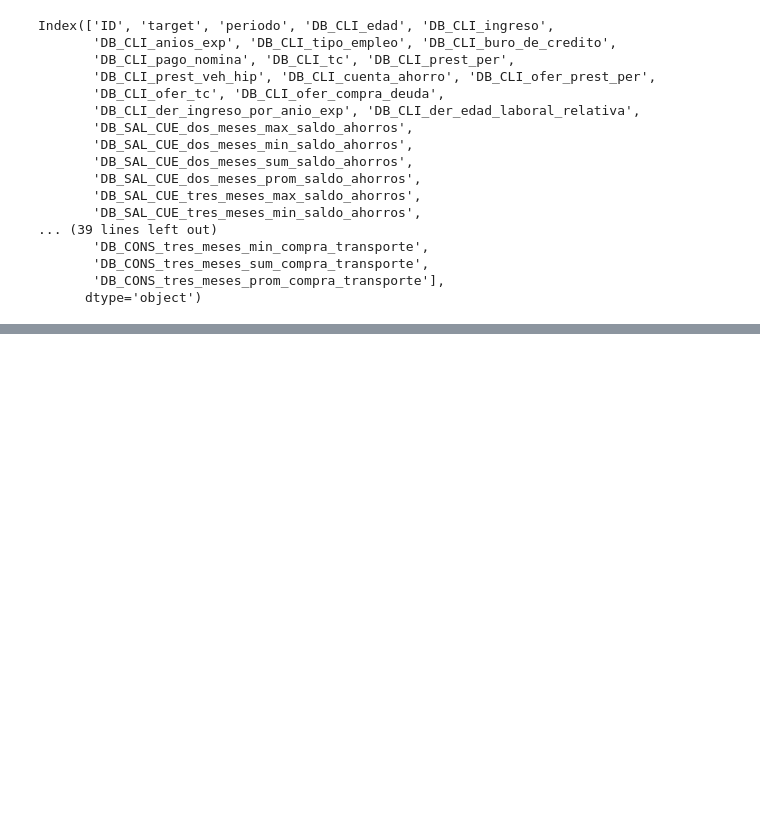
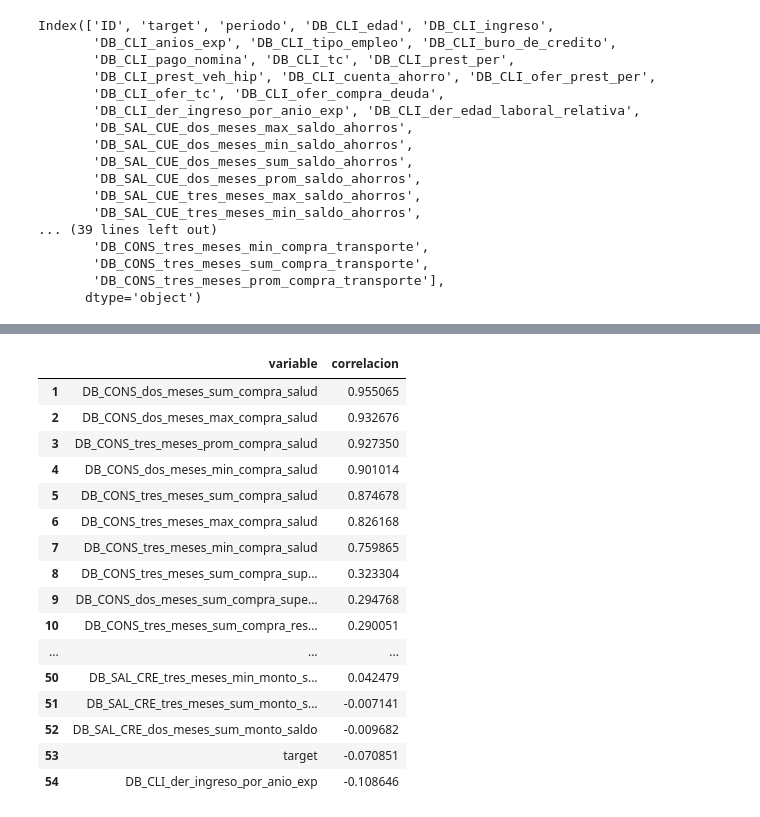
Before and after one commit to LuizIgnacio2002/reto_techy, a Jupyter notebook: notebooks/EDA/clientes_credito_consumo/1.0-lq.ipynb, the cells around one changed output, grey strips where cells are left out. Cells and saved outputs as stored; diff of their text form; code cells hidden in the pictures; blank space fills up the shorter version.

```diff
--- a/notebooks/EDA/clientes_credito_consumo/1.0-lq.ipynb
+++ b/notebooks/EDA/clientes_credito_consumo/1.0-lq.ipynb
@@ -664,5 +638,0 @@ print(outlier_df)
-# %%
-df_universo = df_universo.drop(columns=[
-    'DB_CONS_tres_meses_min_compra_salud',
-    'DB_CONS_tres_meses_max_compra_restaurante'
-])
@@ -775,0 +639,37 @@ Forma después de limpieza: (153511, 64)
+# %%
+# Calcular matriz de correlación solo con variables numéricas
+corr = df_universo.corr(numeric_only=True)
+
+# Extraer correlaciones con la variable objetivo
+corr_target = corr['DB_CONS_dos_meses_prom_compra_salud'].dropna()
+
+# Crear un DataFrame ordenado con la información
+balance_correlacion = (
+    corr_target
+    .sort_values(ascending=False)
+    .reset_index()
+    .rename(columns={'index': 'variable', 'DB_CONS_dos_meses_prom_compra_salud': 'correlacion'})
+)
+
+# Mostrar las correlaciones más altas (excluyendo la propia variable)
+balance_correlacion = balance_correlacion[balance_correlacion['variable'] != 'DB_CONS_dos_meses_prom_compra_salud']
+
+balance_correlacion
+# %% [output]
+|  | variable | correlacion |
+| 1 | DB_CONS_dos_meses_sum_compra_salud | 0.955065 |
+| 2 | DB_CONS_dos_meses_max_compra_salud | 0.932676 |
+| 3 | DB_CONS_tres_meses_prom_compra_salud | 0.927350 |
+| 4 | DB_CONS_dos_meses_min_compra_salud | 0.901014 |
+| 5 | DB_CONS_tres_meses_sum_compra_salud | 0.874678 |
+| 6 | DB_CONS_tres_meses_max_compra_salud | 0.826168 |
+| 7 | DB_CONS_tres_meses_min_compra_salud | 0.759865 |
+| 8 | DB_CONS_tres_meses_sum_compra_sup... | 0.323304 |
+| 9 | DB_CONS_dos_meses_sum_compra_supe... | 0.294768 |
+| 10 | DB_CONS_tres_meses_sum_compra_res... | 0.290051 |
+| ... | ... | ... |
+| 50 | DB_SAL_CRE_tres_meses_min_monto_s... | 0.042479 |
+| 51 | DB_SAL_CRE_tres_meses_sum_monto_s... | -0.007141 |
+| 52 | DB_SAL_CRE_dos_meses_sum_monto_saldo | -0.009682 |
+| 53 | target | -0.070851 |
+| 54 | DB_CLI_der_ingreso_por_anio_exp | -0.108646 |
```
Also changed, not shown: parts of 12 cells of this notebook, 1 other file.
